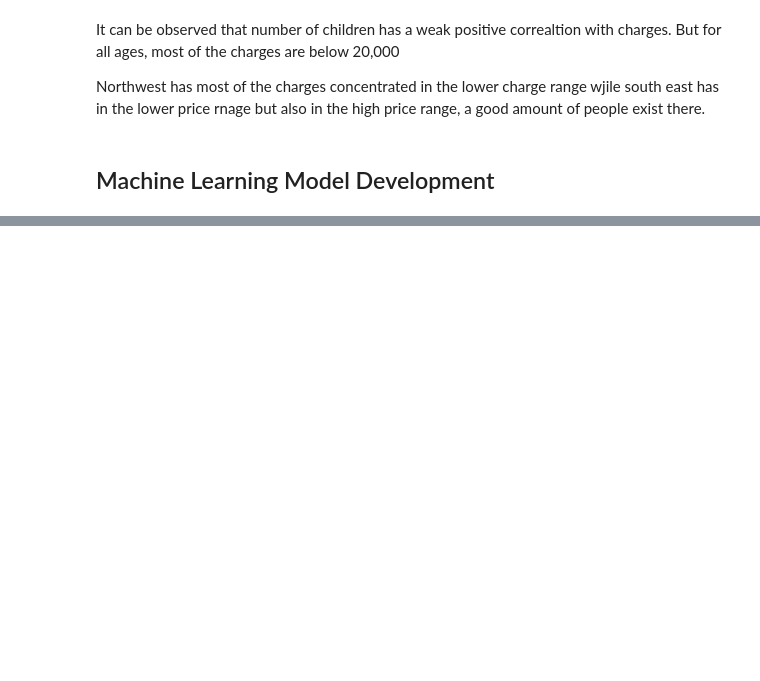
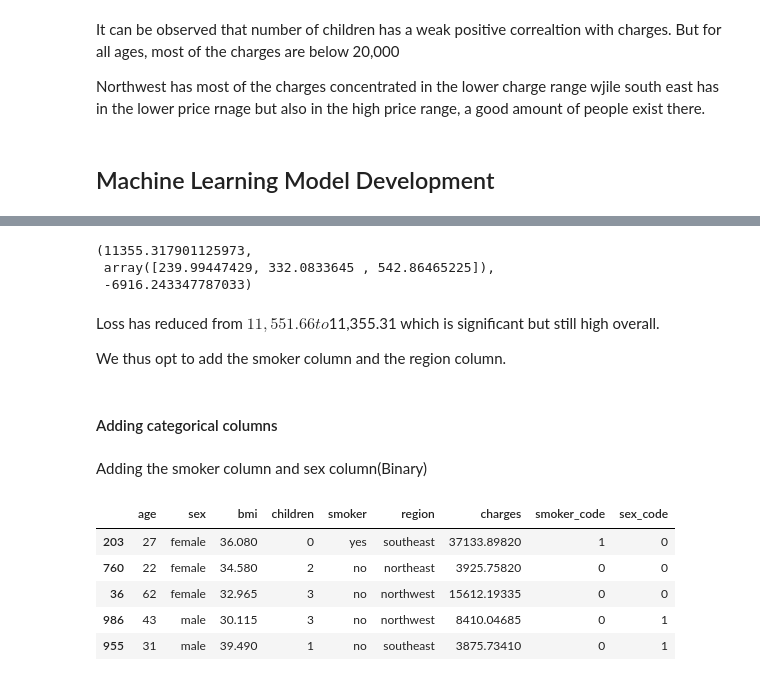
Before and after one commit to kasuleBS/Machine_Learning_Lesson, a Jupyter notebook: linear_regression.ipynb, the cells around one changed output, grey strips where cells are left out. Saved outputs shown, nothing was run; the diff lists cells and outputs as text; code cells hidden in the pictures; blank space fills up the shorter version.

```diff
--- a/linear_regression.ipynb
+++ b/linear_regression.ipynb
@@ -391,0 +441,17 @@ Northwest has most of the charges concentrated in the lower charge range wjile s
+# %%
+inputs=medical_df[['age','bmi','children']]
+targets = medical_df['charges']
+
+fit_predict_loss(inputs,targets,inputs,targets)
+# %% [output]
+(11355.317901125973,
+ array([239.99447429, 332.0833645 , 542.86465225]),
+ -6916.243347787033)
+# %% [markdown]
+Loss has reduced from $11,551.66 to $11,355.31 which is significant but still high overall.
+
+We thus opt to add the smoker column and the region column.
+# %% [markdown]
+#### Adding categorical columns
+# %% [markdown]
+Adding the smoker column and sex column(Binary)
@@ -391,0 +464,9 @@ Northwest has most of the charges concentrated in the lower charge range wjile s
+# %%
+medical_df.sample(5)
+# %% [output]
+|  | age | sex | bmi | children | smoker | region | charges | smoker_code | sex_code |
+| 203 | 27 | female | 36.080 | 0 | yes | southeast | 37133.89820 | 1 | 0 |
+| 760 | 22 | female | 34.580 | 2 | no | northeast | 3925.75820 | 0 | 0 |
+| 36 | 62 | female | 32.965 | 3 | no | northwest | 15612.19335 | 0 | 0 |
+| 986 | 43 | male | 30.115 | 3 | no | northwest | 8410.04685 | 0 | 1 |
+| 955 | 31 | male | 39.490 | 1 | no | southeast | 3875.73410 | 0 | 1 |
```
Also changed, not shown: parts of 29 cells of this notebook.
